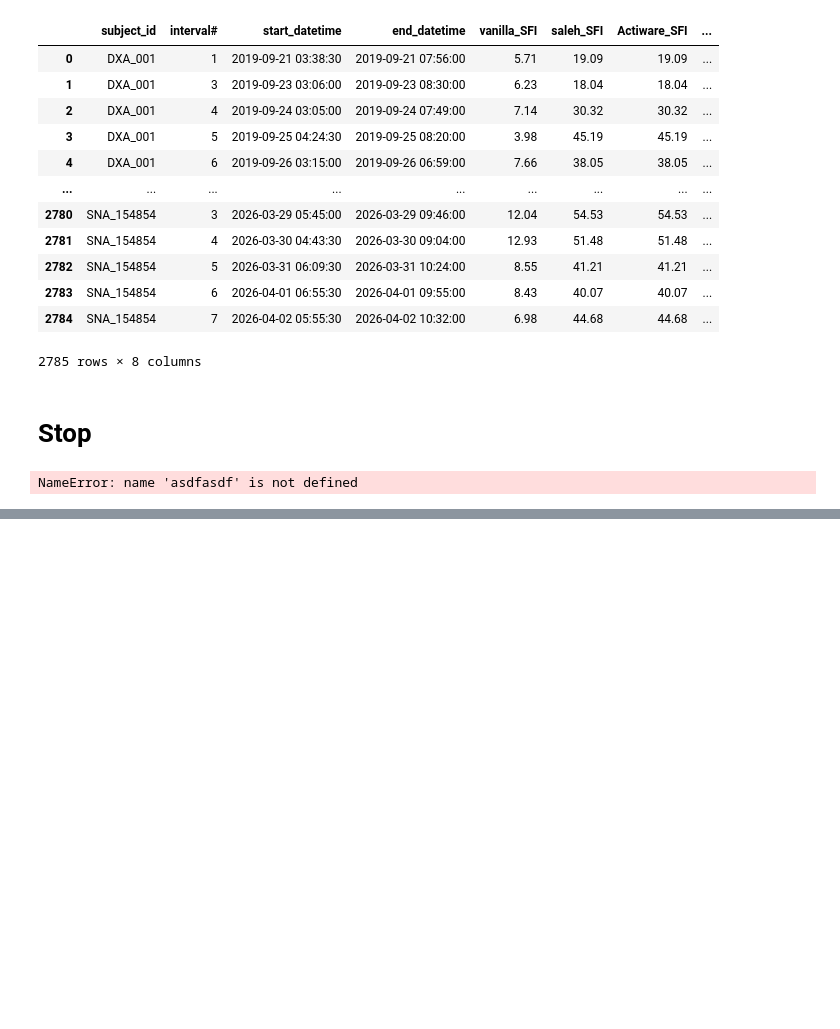
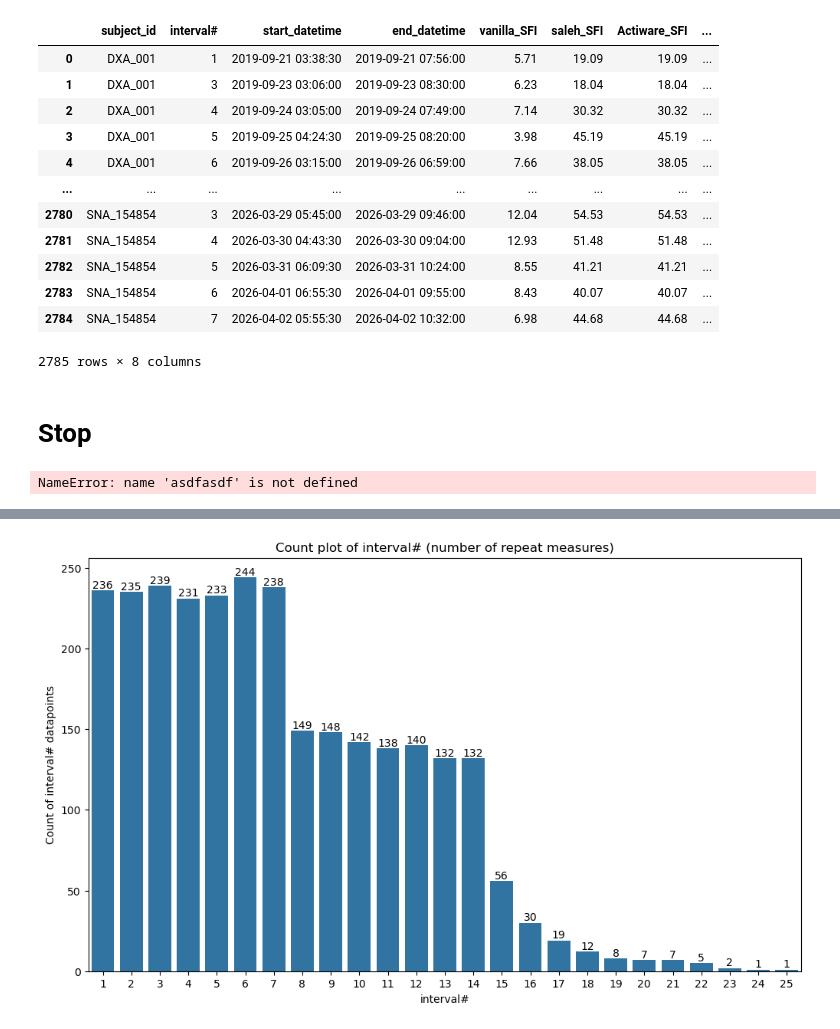
Before and after one commit to Tom-Gooding/Portfolio, a Jupyter notebook: Data_Projects/Rutgers Research/Rutgers_Sleep_Cannabis_Alcohol_study/RUmerging_sleep_actigraphy_data_091026.ipynb, the cells around one changed output, grey strips where cells are left out. Saved outputs shown, nothing was run; the diff lists cells and outputs as text; code cells hidden in the pictures; blank space fills up the shorter version.

```diff
--- a/Data_Projects/Rutgers Research/Rutgers_Sleep_Cannabis_Alcohol_study/RUmerging_sleep_actigraphy_data_091026.ipynb
+++ b/Data_Projects/Rutgers Research/Rutgers_Sleep_Cannabis_Alcohol_study/RUmerging_sleep_actigraphy_data_091026.ipynb
@@ -1924,0 +2114,10 @@ actigraphy_df.shape
+# %%
+fig, ax = plt.subplots(figsize=(12,7))
+ax = sns.countplot(data=full_noc_sleep_results_df, x='interval#')
+ax.bar_label(ax.containers[0])
+
+ax.set_title('Count plot of interval# (number of repeat measures)')
+ax.set_ylabel('Count of interval# datapoints')
+plt.show()
+# %% [output]
+[figure, added]
```
Also changed, not shown: parts of 40 cells of this notebook, 2 other files.
